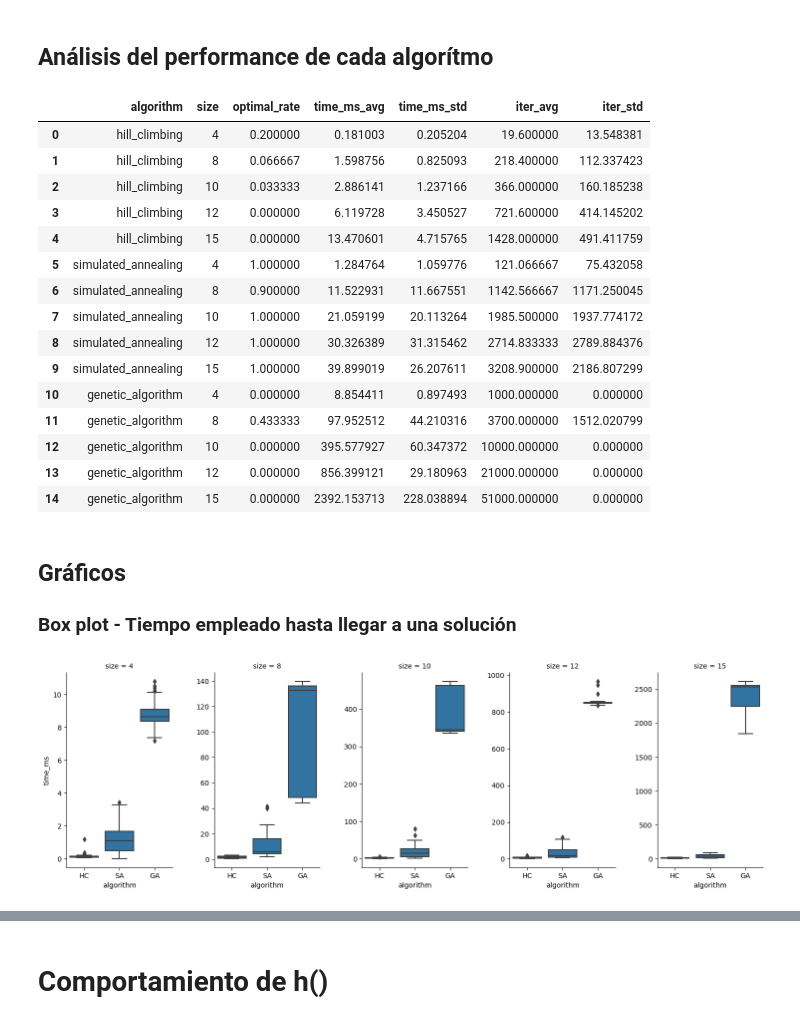
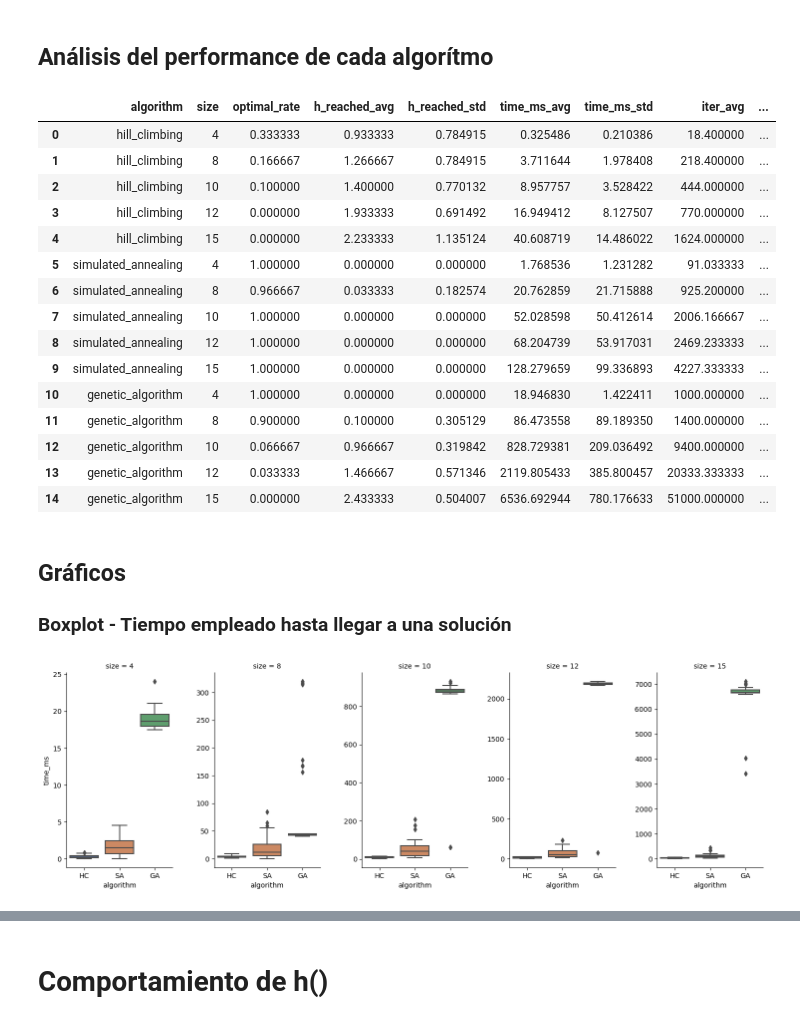
Before and after one commit to LucianoAlbanes/ia-uncuyo-2022, a Jupyter notebook: tp5-busquedas-locales/code/simulation.ipynb, the cells around one changed output, grey strips where cells are left out. Drawn from its saved outputs; the diff is of its cells as text; code cells hidden in the pictures.

Commit message:
Algorithms looks ok :D

```diff
--- a/tp5-busquedas-locales/code/simulation.ipynb
+++ b/tp5-busquedas-locales/code/simulation.ipynb
@@ -94,6 +94,8 @@ for algorithm in algorithms:
             'algorithm': algorithm.__name__,
             'size': size,
             'optimal_rate': optimals / n_iterations,
+            'h_reached_avg': sample_df['best_h'].mean(),
+            'h_reached_std': sample_df['best_h'].std(),
             'time_ms_avg': sample_df['time_ms'].mean(),
             'time_ms_std': sample_df['time_ms'].std(),
             'iter_avg': sample_df['iterations'].mean(),
@@ -105,33 +107,33 @@ samples_df = pd.DataFrame(samples_list)
 samples_df.to_csv('samples.csv')
 samples_df
 # %% [output]
-|  | algorithm | size | optimal_rate | time_ms_avg | time_ms_std | iter_avg | iter_std |
-| 0 | hill_climbing | 4 | 0.200000 | 0.181003 | 0.205204 | 19.600000 | 13.548381 |
-| 1 | hill_climbing | 8 | 0.066667 | 1.598756 | 0.825093 | 218.400000 | 112.337423 |
-| 2 | hill_climbing | 10 | 0.033333 | 2.886141 | 1.237166 | 366.000000 | 160.185238 |
-| 3 | hill_climbing | 12 | 0.000000 | 6.119728 | 3.450527 | 721.600000 | 414.145202 |
-| 4 | hill_climbing | 15 | 0.000000 | 13.470601 | 4.715765 | 1428.000000 | 491.411759 |
-| 5 | simulated_annealing | 4 | 1.000000 | 1.284764 | 1.059776 | 121.066667 | 75.432058 |
-| 6 | simulated_annealing | 8 | 0.900000 | 11.522931 | 11.667551 | 1142.566667 | 1171.250045 |
-| 7 | simulated_annealing | 10 | 1.000000 | 21.059199 | 20.113264 | 1985.500000 | 1937.774172 |
-| 8 | simulated_annealing | 12 | 1.000000 | 30.326389 | 31.315462 | 2714.833333 | 2789.884376 |
-| 9 | simulated_annealing | 15 | 1.000000 | 39.899019 | 26.207611 | 3208.900000 | 2186.807299 |
-| 10 | genetic_algorithm | 4 | 0.000000 | 8.854411 | 0.897493 | 1000.000000 | 0.000000 |
-| 11 | genetic_algorithm | 8 | 0.433333 | 97.952512 | 44.210316 | 3700.000000 | 1512.020799 |
-| 12 | genetic_algorithm | 10 | 0.000000 | 395.577927 | 60.347372 | 10000.000000 | 0.000000 |
-| 13 | genetic_algorithm | 12 | 0.000000 | 856.399121 | 29.180963 | 21000.000000 | 0.000000 |
-| 14 | genetic_algorithm | 15 | 0.000000 | 2392.153713 | 228.038894 | 51000.000000 | 0.000000 |
+|  | algorithm | size | optimal_rate | h_reached_avg | h_reached_std | time_ms_avg | time_ms_std | iter_avg | ... |
+| 0 | hill_climbing | 4 | 0.333333 | 0.933333 | 0.784915 | 0.325486 | 0.210386 | 18.400000 | ... |
+| 1 | hill_climbing | 8 | 0.166667 | 1.266667 | 0.784915 | 3.711644 | 1.978408 | 218.400000 | ... |
+| 2 | hill_climbing | 10 | 0.100000 | 1.400000 | 0.770132 | 8.957757 | 3.528422 | 444.000000 | ... |
+| 3 | hill_climbing | 12 | 0.000000 | 1.933333 | 0.691492 | 16.949412 | 8.127507 | 770.000000 | ... |
+| 4 | hill_climbing | 15 | 0.000000 | 2.233333 | 1.135124 | 40.608719 | 14.486022 | 1624.000000 | ... |
+| 5 | simulated_annealing | 4 | 1.000000 | 0.000000 | 0.000000 | 1.768536 | 1.231282 | 91.033333 | ... |
+| 6 | simulated_annealing | 8 | 0.966667 | 0.033333 | 0.182574 | 20.762859 | 21.715888 | 925.200000 | ... |
+| 7 | simulated_annealing | 10 | 1.000000 | 0.000000 | 0.000000 | 52.028598 | 50.412614 | 2006.166667 | ... |
+| 8 | simulated_annealing | 12 | 1.000000 | 0.000000 | 0.000000 | 68.204739 | 53.917031 | 2469.233333 | ... |
+| 9 | simulated_annealing | 15 | 1.000000 | 0.000000 | 0.000000 | 128.279659 | 99.336893 | 4227.333333 | ... |
+| 10 | genetic_algorithm | 4 | 1.000000 | 0.000000 | 0.000000 | 18.946830 | 1.422411 | 1000.000000 | ... |
+| 11 | genetic_algorithm | 8 | 0.900000 | 0.100000 | 0.305129 | 86.473558 | 89.189350 | 1400.000000 | ... |
+| 12 | genetic_algorithm | 10 | 0.066667 | 0.966667 | 0.319842 | 828.729381 | 209.036492 | 9400.000000 | ... |
+| 13 | genetic_algorithm | 12 | 0.033333 | 1.466667 | 0.571346 | 2119.805433 | 385.800457 | 20333.333333 | ... |
+| 14 | genetic_algorithm | 15 | 0.000000 | 2.433333 | 0.504007 | 6536.692944 | 780.176633 | 51000.000000 | ... |
 # %% [markdown]
 ## Gráficos
-### Box plot - Tiempo empleado hasta llegar a una solución
+### Boxplot - Tiempo empleado hasta llegar a una solución
 # %%
 %matplotlib inline
 
 grid1 = sns.FacetGrid(data=simulations_df, col='size', sharey=False)
-grid1.map(sns.boxplot, 'algorithm', 'time_ms', order= [x.__name__ for x in algorithms])
+grid1.map(sns.boxplot, 'algorithm', 'time_ms', order= [x.__name__ for x in algorithms], palette="deep")
 grid1.set_xticklabels(['HC', 'SA', 'GA'])
 
 grid1.fig.subplots_adjust(top=1.5)
 grid1.savefig('time_by_algorithm.svg')
 # %% [output]
-[figure, old version]
+[figure, new version]
```
Also changed, not shown: parts of 4 cells of this notebook, 6 other files.
